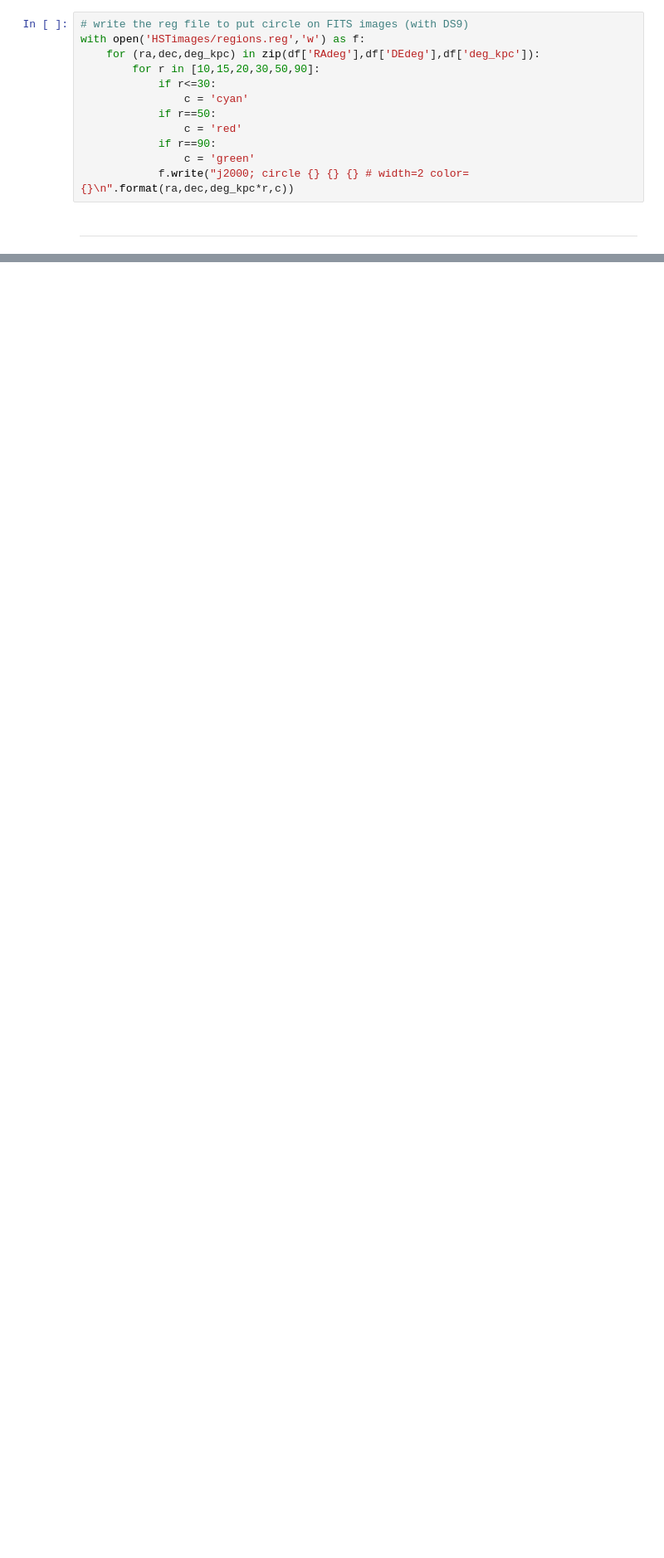
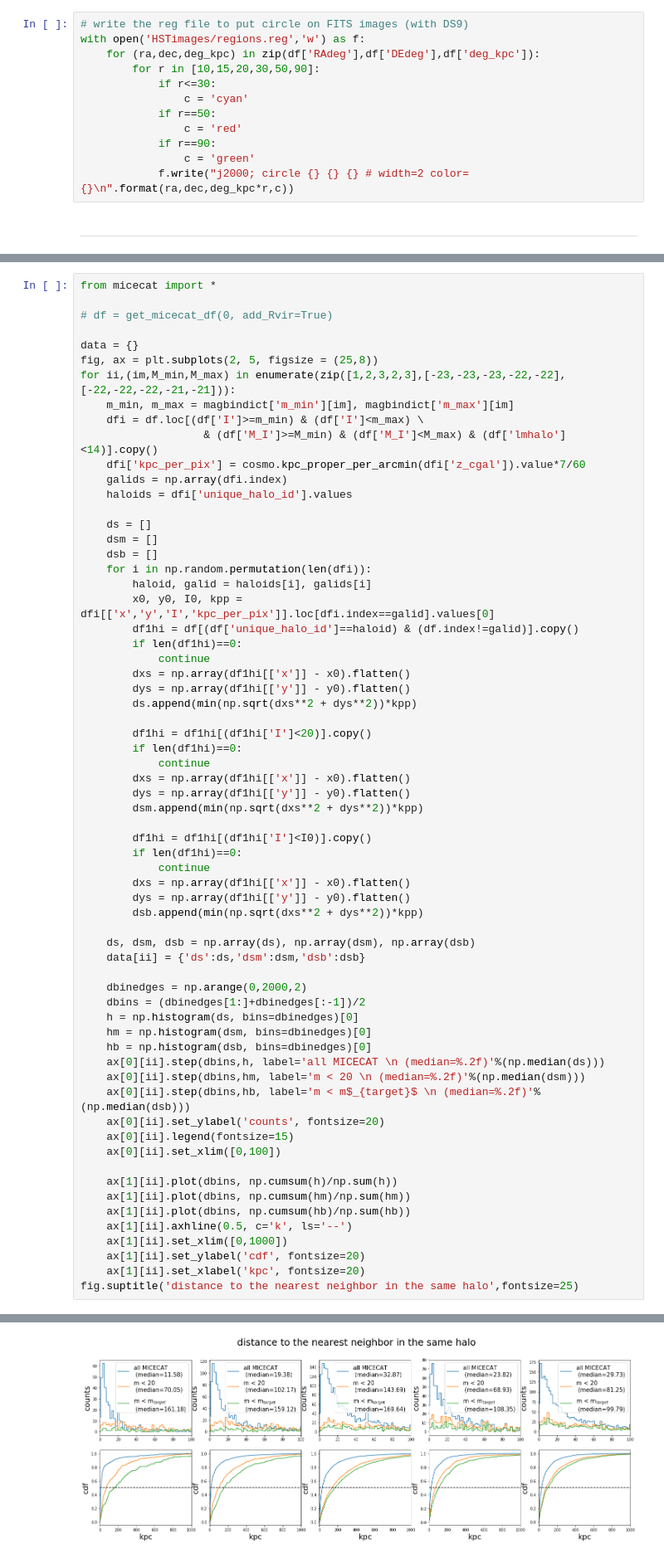
Before and after one commit to yuntingcheng/python_ciber, a Jupyter notebook: stack_modelfit/Untitled3.ipynb, the cells around one changed output, grey strips where cells are left out. Shown at 83% size. Drawn from its saved outputs; the diff is of its cells as text; blank space fills up the shorter version.

```diff
--- a/stack_modelfit/Untitled3.ipynb
+++ b/stack_modelfit/Untitled3.ipynb
@@ -438,0 +282,66 @@ for ir, rcut in enumerate([10,20,30]):
+# %%
+from micecat import *
+
+# df = get_micecat_df(0, add_Rvir=True)
+
+data = {}
+fig, ax = plt.subplots(2, 5, figsize = (25,8))
+for ii,(im,M_min,M_max) in enumerate(zip([1,2,3,2,3],[-23,-23,-23,-22,-22],[-22,-22,-22,-21,-21])):
+    m_min, m_max = magbindict['m_min'][im], magbindict['m_max'][im]
+    dfi = df.loc[(df['I']>=m_min) & (df['I']<m_max) \
+                   & (df['M_I']>=M_min) & (df['M_I']<M_max) & (df['lmhalo']<14)].copy()
+    dfi['kpc_per_pix'] = cosmo.kpc_proper_per_arcmin(dfi['z_cgal']).value*7/60
+    galids = np.array(dfi.index)
+    haloids = dfi['unique_halo_id'].values
+
+    ds = []
+    dsm = []
+    dsb = []
+    for i in np.random.permutation(len(dfi)):
+        haloid, galid = haloids[i], galids[i]
+        x0, y0, I0, kpp = dfi[['x','y','I','kpc_per_pix']].loc[dfi.index==galid].values[0]
+        df1hi = df[(df['unique_halo_id']==haloid) & (df.index!=galid)].copy()
+        if len(df1hi)==0:
+            continue
+        dxs = np.array(df1hi[['x']] - x0).flatten()
+        dys = np.array(df1hi[['y']] - y0).flatten()
+        ds.append(min(np.sqrt(dxs**2 + dys**2))*kpp)
+
+        df1hi = df1hi[(df1hi['I']<20)].copy()
+        if len(df1hi)==0:
+            continue
+        dxs = np.array(df1hi[['x']] - x0).flatten()
+        dys = np.array(df1hi[['y']] - y0).flatten()
+        dsm.append(min(np.sqrt(dxs**2 + dys**2))*kpp)
+
+        df1hi = df1hi[(df1hi['I']<I0)].copy()
+        if len(df1hi)==0:
+            continue
+        dxs = np.array(df1hi[['x']] - x0).flatten()
+        dys = np.array(df1hi[['y']] - y0).flatten()
+        dsb.append(min(np.sqrt(dxs**2 + dys**2))*kpp)
+
+    ds, dsm, dsb = np.array(ds), np.array(dsm), np.array(dsb)
+    data[ii] = {'ds':ds,'dsm':dsm,'dsb':dsb}
+
+    dbinedges = np.arange(0,2000,2)
+    dbins = (dbinedges[1:]+dbinedges[:-1])/2
+    h = np.histogram(ds, bins=dbinedges)[0]
+    hm = np.histogram(dsm, bins=dbinedges)[0]
+    hb = np.histogram(dsb, bins=dbinedges)[0]
+    ax[0][ii].step(dbins,h, label='all MICECAT \n (median=%.2f)'%(np.median(ds)))
+    ax[0][ii].step(dbins,hm, label='m < 20 \n (median=%.2f)'%(np.median(dsm)))
+    ax[0][ii].step(dbins,hb, label='m < m$_{target}$ \n (median=%.2f)'%(np.median(dsb)))
+    ax[0][ii].set_ylabel('counts', fontsize=20)
+    ax[0][ii].legend(fontsize=15)
+    ax[0][ii].set_xlim([0,100])
+
+    ax[1][ii].plot(dbins, np.cumsum(h)/np.sum(h))
+    ax[1][ii].plot(dbins, np.cumsum(hm)/np.sum(hm))
+    ax[1][ii].plot(dbins, np.cumsum(hb)/np.sum(hb))
+    ax[1][ii].axhline(0.5, c='k', ls='--')
+    ax[1][ii].set_xlim([0,1000])
+    ax[1][ii].set_ylabel('cdf', fontsize=20)
+    ax[1][ii].set_xlabel('kpc', fontsize=20)
+fig.suptitle('distance to the nearest neighbor in the same halo',fontsize=25)
+# %% [output]
@@ -438,0 +349 @@ for ir, rcut in enumerate([10,20,30]):
+[figure, added]
```
Also changed, not shown: parts of 3 cells of this notebook, 1 other file.
